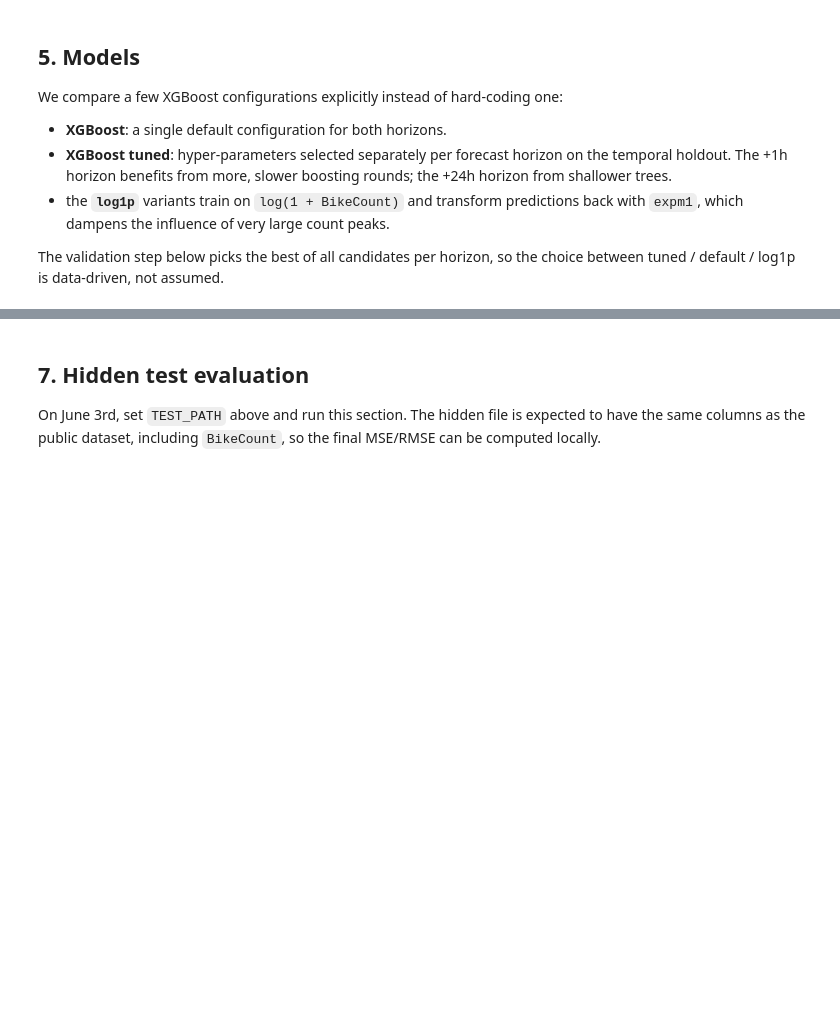
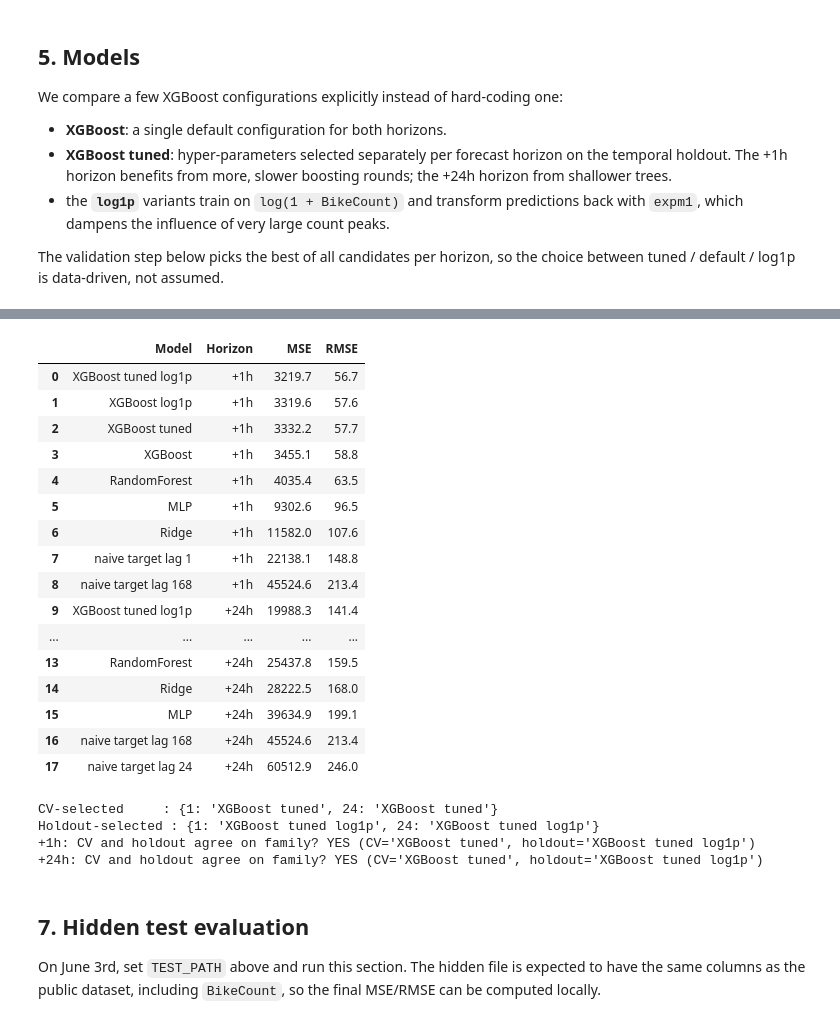
Before and after one commit to theitger/sl-challenge, a Jupyter notebook: bike_count_estimation.ipynb, the cells around one changed output, grey strips where cells are left out. Cells and saved outputs as stored; diff of their text form; code cells hidden in the pictures; blank space fills up the shorter version.

```diff
--- a/bike_count_estimation.ipynb
+++ b/bike_count_estimation.ipynb
@@ -262,44 +359,75 @@ series task.
 # %%
-def evaluate_validation(df, validation_days=VALIDATION_DAYS):
+def evaluate_holdout(df, validation_days=VALIDATION_DAYS):
     rows = []
-    best_models = {}
+    holdout_best = {}
 
     for horizon in HORIZONS:
         X, y, supervised = make_supervised_frame(df, horizon)
         split = len(X) - validation_days * 24
         if split <= 0:
             raise ValueError("Validation window is larger than the supervised dataset.")
 
         X_train, X_val = X.iloc[:split], X.iloc[split:]
         y_train, y_val = y.iloc[:split], y.iloc[split:]
         frame_val = supervised.iloc[split:]
 
         baselines = {
             f"naive target lag {horizon}": frame_val[f"bike_count_target_minus_{horizon}"],
             "naive target lag 168": frame_val["bike_count_target_minus_168"],
         }
         for name, pred in baselines.items():
             mse, rmse = mse_rmse(y_val, pred)
             rows.append({"Model": name, "Horizon": f"+{horizon}h", "MSE": mse, "RMSE": rmse})
 
         fitted = {}
         for name, model in make_models(horizon).items():
             candidate = clone(model)
             candidate.fit(X_train, y_train)
             mse, rmse = mse_rmse(y_val, candidate.predict(X_val))
             rows.append({"Model": name, "Horizon": f"+{horizon}h", "MSE": mse, "RMSE": rmse})
-            fitted[name] = (candidate, mse)
+            fitted[name] = mse
 
-        best_name = min(fitted, key=lambda model_name: fitted[model_name][1])
-        best_models[horizon] = best_name
+        holdout_best[horizon] = min(fitted, key=fitted.get)
 
     results = pd.DataFrame(rows).sort_values(["Horizon", "MSE"]).reset_index(drop=True)
-    return results, best_models
+    return results, holdout_best
 
 
-validation_results, best_model_by_horizon = evaluate_validation(train_df)
-display(validation_results.round({"MSE": 1, "RMSE": 1}))
-print("Best model by horizon:", best_model_by_horizon)
+def model_family(model_name):
+    return model_name.split()[0]  # "XGBoost tuned log1p" -> "XGBoost"
+
+
+holdout_results, holdout_best = evaluate_holdout(train_df)
+display(holdout_results.round({"MSE": 1, "RMSE": 1}))
+print("CV-selected     :", best_model_by_horizon)
+print("Holdout-selected :", holdout_best)
+for horizon in HORIZONS:
+    same_family = model_family(best_model_by_horizon[horizon]) == model_family(holdout_best[horizon])
+    print(f"+{horizon}h: CV and holdout agree on family? "
+          f"{'YES' if same_family else 'NO'} "
+          f"(CV={best_model_by_horizon[horizon]!r}, holdout={holdout_best[horizon]!r})")
+# %% [output]
+|  | Model | Horizon | MSE | RMSE |
+| 0 | XGBoost tuned log1p | +1h | 3219.7 | 56.7 |
+| 1 | XGBoost log1p | +1h | 3319.6 | 57.6 |
+| 2 | XGBoost tuned | +1h | 3332.2 | 57.7 |
+| 3 | XGBoost | +1h | 3455.1 | 58.8 |
+| 4 | RandomForest | +1h | 4035.4 | 63.5 |
+| 5 | MLP | +1h | 9302.6 | 96.5 |
+| 6 | Ridge | +1h | 11582.0 | 107.6 |
+| 7 | naive target lag 1 | +1h | 22138.1 | 148.8 |
+| 8 | naive target lag 168 | +1h | 45524.6 | 213.4 |
+| 9 | XGBoost tuned log1p | +24h | 19988.3 | 141.4 |
+| ... | ... | ... | ... | ... |
+| 13 | RandomForest | +24h | 25437.8 | 159.5 |
+| 14 | Ridge | +24h | 28222.5 | 168.0 |
+| 15 | MLP | +24h | 39634.9 | 199.1 |
+| 16 | naive target lag 168 | +24h | 45524.6 | 213.4 |
+| 17 | naive target lag 24 | +24h | 60512.9 | 246.0 |
+CV-selected     : {1: 'XGBoost tuned', 24: 'XGBoost tuned'}
+Holdout-selected : {1: 'XGBoost tuned log1p', 24: 'XGBoost tuned log1p'}
++1h: CV and holdout agree on family? YES (CV='XGBoost tuned', holdout='XGBoost tuned log1p')
++24h: CV and holdout agree on family? YES (CV='XGBoost tuned', holdout='XGBoost tuned log1p')
 # %% [markdown]
 ## 7. Hidden test evaluation
 
```
Also changed, not shown: parts of 7 cells of this notebook, 6 other files.
